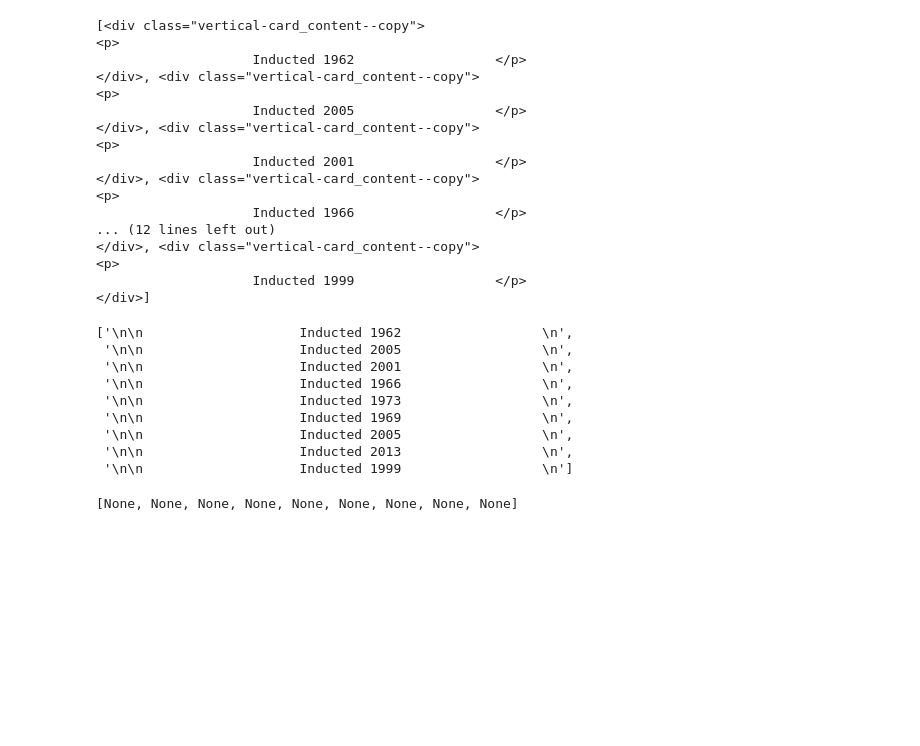
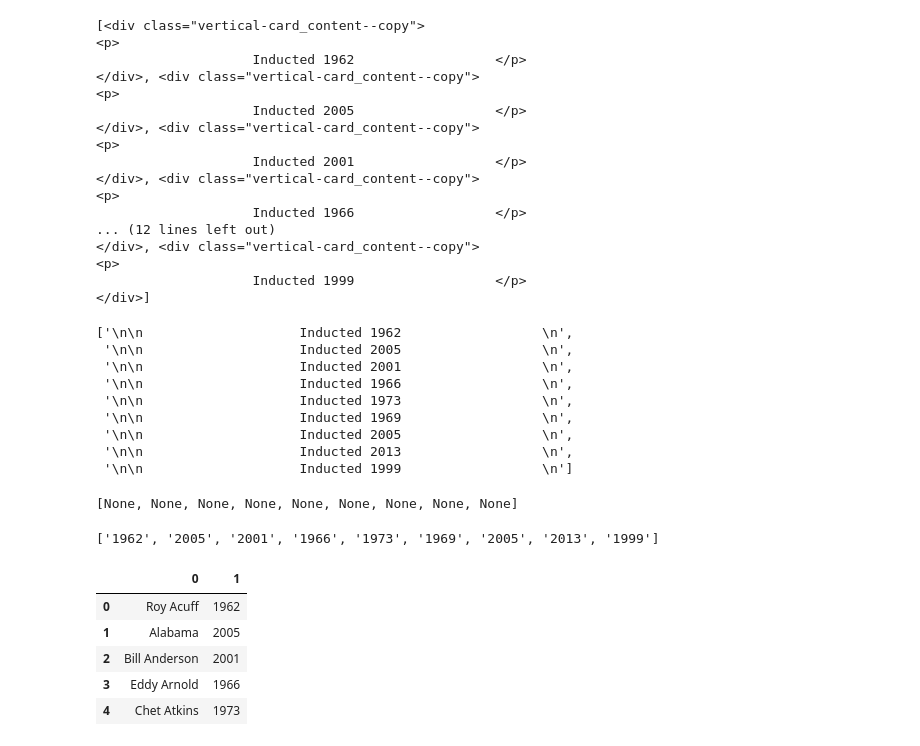
Before and after one commit to eporourke/web-scraping-country-music-hof, a Jupyter notebook: eor_hall_of_fame.ipynb, the cells around one changed output. Saved outputs shown, nothing was run; the diff lists cells and outputs as text; code cells hidden in the pictures; blank space fills up the shorter version.

```diff
--- a/eor_hall_of_fame.ipynb
+++ b/eor_hall_of_fame.ipynb
@@ -82,3 +85,23 @@ years_list = [regex.match(y) for y in year_list]
 years_list
 # %% [output]
 [None, None, None, None, None, None, None, None, None]
+# %%
+years =[]
+for year_list in music.find_all('div', class_ = 'vertical-card_content--copy'):
+        year = year_list.p.text.replace('Inducted', '').strip()
+        years.append(year)
+years
+# %% [output]
+['1962', '2005', '2001', '1966', '1973', '1969', '2005', '2013', '1999']
+# %%
+lists = [artist_list, years]
+hof_df = pd.concat([pd.Series(x) for x in lists], axis=1)
+# %%
+hof_df.head()
+# %% [output]
+|  | 0 | 1 |
+| 0 | Roy Acuff | 1962 |
+| 1 | Alabama | 2005 |
+| 2 | Bill Anderson | 2001 |
+| 3 | Eddy Arnold | 1966 |
+| 4 | Chet Atkins | 1973 |
```
Also changed, not shown: parts of 1 cell of this notebook.
